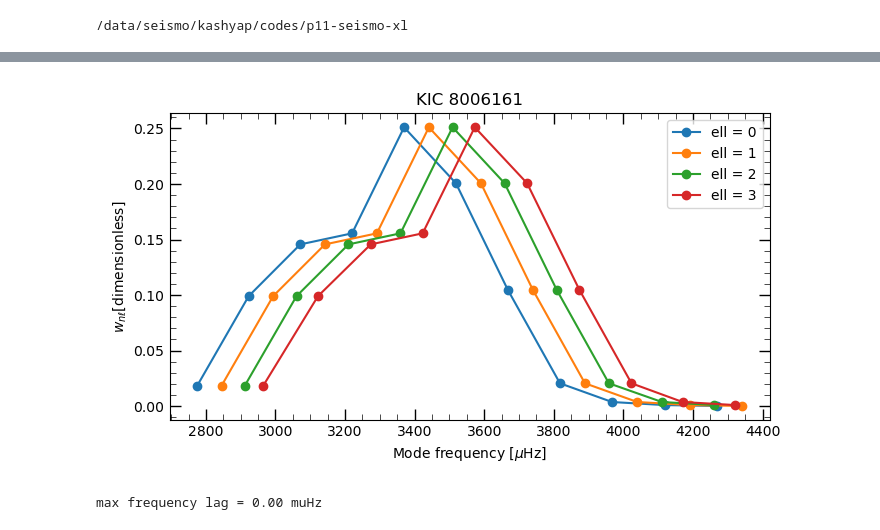
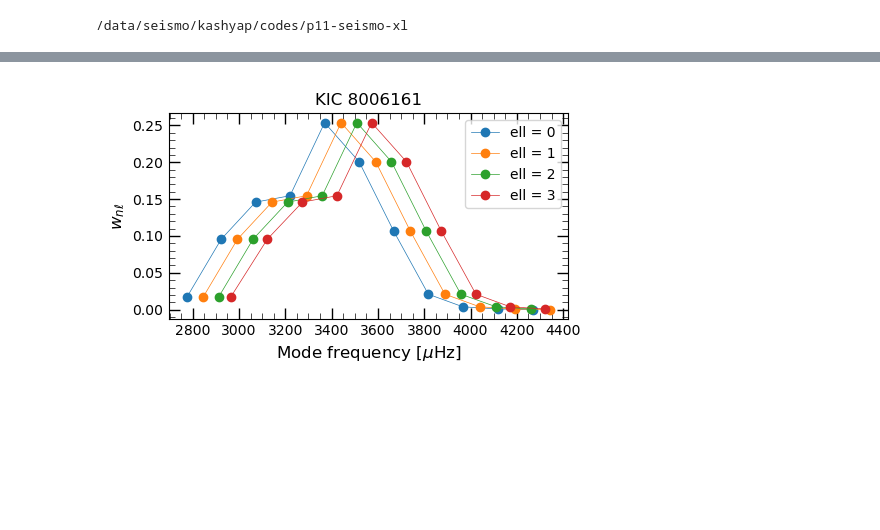
Before and after one commit to samarth-kashyap/seismo-xl, a Jupyter notebook: notebooks/delnu-kic8006161.ipynb, the cells around one changed output, grey strips where cells are left out. Drawn from its saved outputs; the diff is of its cells as text; code cells hidden in the pictures; blank space fills up the shorter version.

```diff
--- a/notebooks/delnu-kic8006161.ipynb
+++ b/notebooks/delnu-kic8006161.ipynb
@@ -37,15 +35,16 @@ plt.semilogy(freq_arr, psl_bg[-1] + amps[mask3] @ psl_bg[:-1][mask3])
 # %%
 a2g = amps*amps/fwhm
 # %%
-fig, axs = plt.subplots(figsize=(7, 4))
+fig, axs = plt.subplots(figsize=(5, 3))
 for ell, _mask in enumerate([mask0, mask1, mask2, mask3]):
     wnl = a2g[_mask]/a2g[_mask].sum()
     _nu = nus[_mask]*1e6
-    axs.plot(_nu, wnl, '-o', label=f'ell = {ell}')
-axs.set_xlabel('Mode frequency [$\\mu$Hz]')
-axs.set_ylabel('$w_{n\\ell}$' + '[dimensionless]')
+    axs.plot(_nu, wnl, '-o', label=f'ell = {ell}', lw=0.5)
+axs.set_xlabel('Mode frequency [$\\mu$Hz]', fontsize=12)
+axs.set_ylabel('$w_{n\\ell}$', fontsize=12)
+axs.set_title('KIC 8006161')
 axs.legend()
-axs.set_title('KIC 8006161')
 fig.tight_layout()
+fig.savefig('/scratch/seismo/kashyap/cloud/Yandex.Disk/papers-posters-docs/2025-seismo-xl/wnl-8006161.png')
 # %% [output]
-[figure, old version]
+[figure, new version]
@@ -84,24 +51,3 @@ def get_freqlags_corrected(refarr, pfilt_list, pexcl_list, maxlag=20):
-# %%
-dfreq = freq_arr[1] - freq_arr[0]
-maxlag = 28
-p0 = [1., 0., 1., 0.]
-print(f"max frequency lag = {maxlag*dfreq:.2f} muHz")
-lags = np.arange(-maxlag, maxlag+1)
-
-corr_mat = np.zeros((4, pschunks.shape[0], 2*maxlag+1))
-corr_mat_gauss = np.zeros((4, pschunks.shape[0], 2*maxlag+1))
-corr_matarg = np.zeros((4, pschunks.shape[0]))
-corr_matarg_gauss = np.zeros((4, pschunks.shape[0]))
-
-for idx in tqdm(range(pschunks.shape[0]), desc="Time index=", leave=True):
-    lags_list, corr_list, corrnlist = [], [], []
-    (_cm, _cmg), (_cma, _cmag), _cbg_list = get_freqlags_corrected(pschunks[idx], pfilt_list, pexcl_list, maxlag=maxlag)
-    corr_mat[:, idx, :] = _cm
-    corr_mat_gauss[:, idx, :] = _cmg
-    corr_matarg[:, idx] = _cma
-    corr_matarg_gauss[:, idx] = _cmag
-# %% [output]
-max frequency lag = 0.00 muHz
 # %%
 xax = np.arange(pschunks.shape[0])
 fig, axs = plt.subplots(nrows=4, ncols=3, sharex=True, figsize=(10, 8))
```
Also changed, not shown: parts of 9 cells of this notebook, 3 other files.
